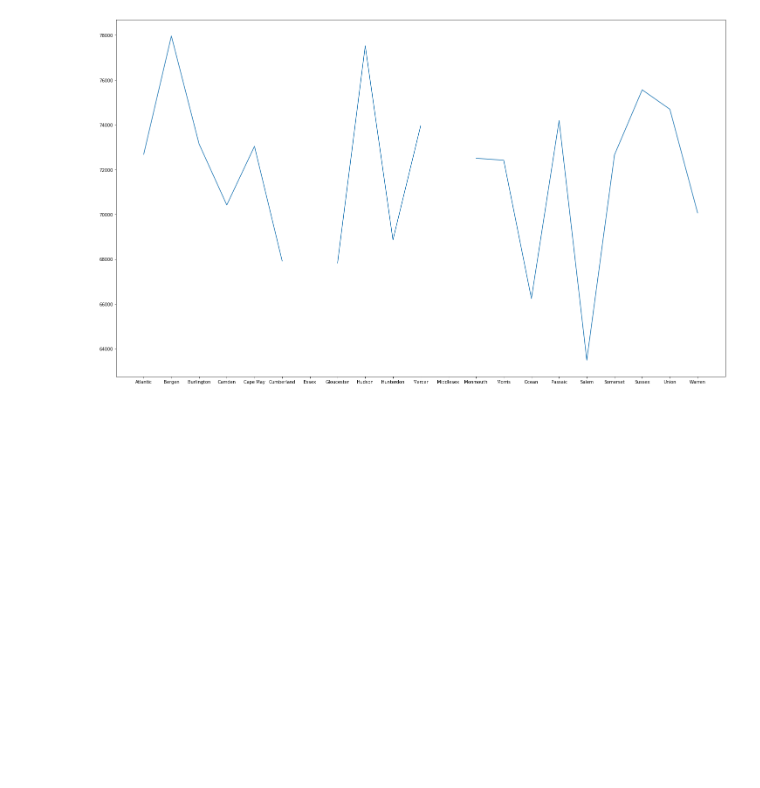
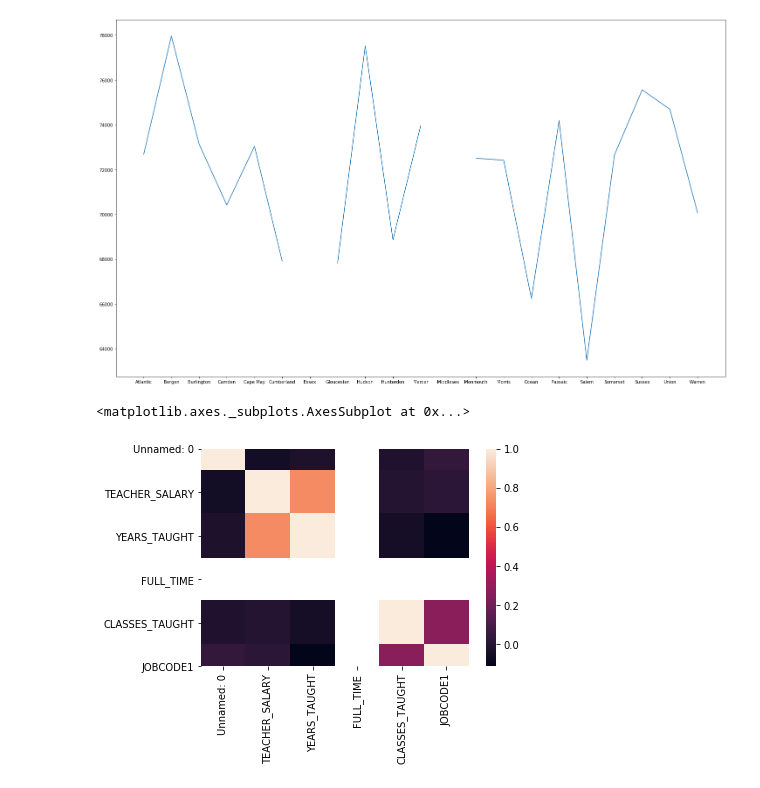
Before and after one commit to abastol1/Analysis-of-Teacher-s-Salary-in-different-County-of-New-Jersey, a Jupyter notebook: Teacher_Salary.ipynb, the cells around one changed output. Cells and saved outputs as stored; diff of their text form; code cells hidden in the pictures; blank space fills up the shorter version.

```diff
--- a/Teacher_Salary.ipynb
+++ b/Teacher_Salary.ipynb
@@ -149,0 +152,5 @@ plt.plot(county, avgSalary)
+# %%
+sns.heatmap(df.corr())
+# %% [output]
+<matplotlib.axes._subplots.AxesSubplot at 0x...>
+[figure, added]
```
Also changed, not shown: parts of 1 cell of this notebook, 2 other files.
